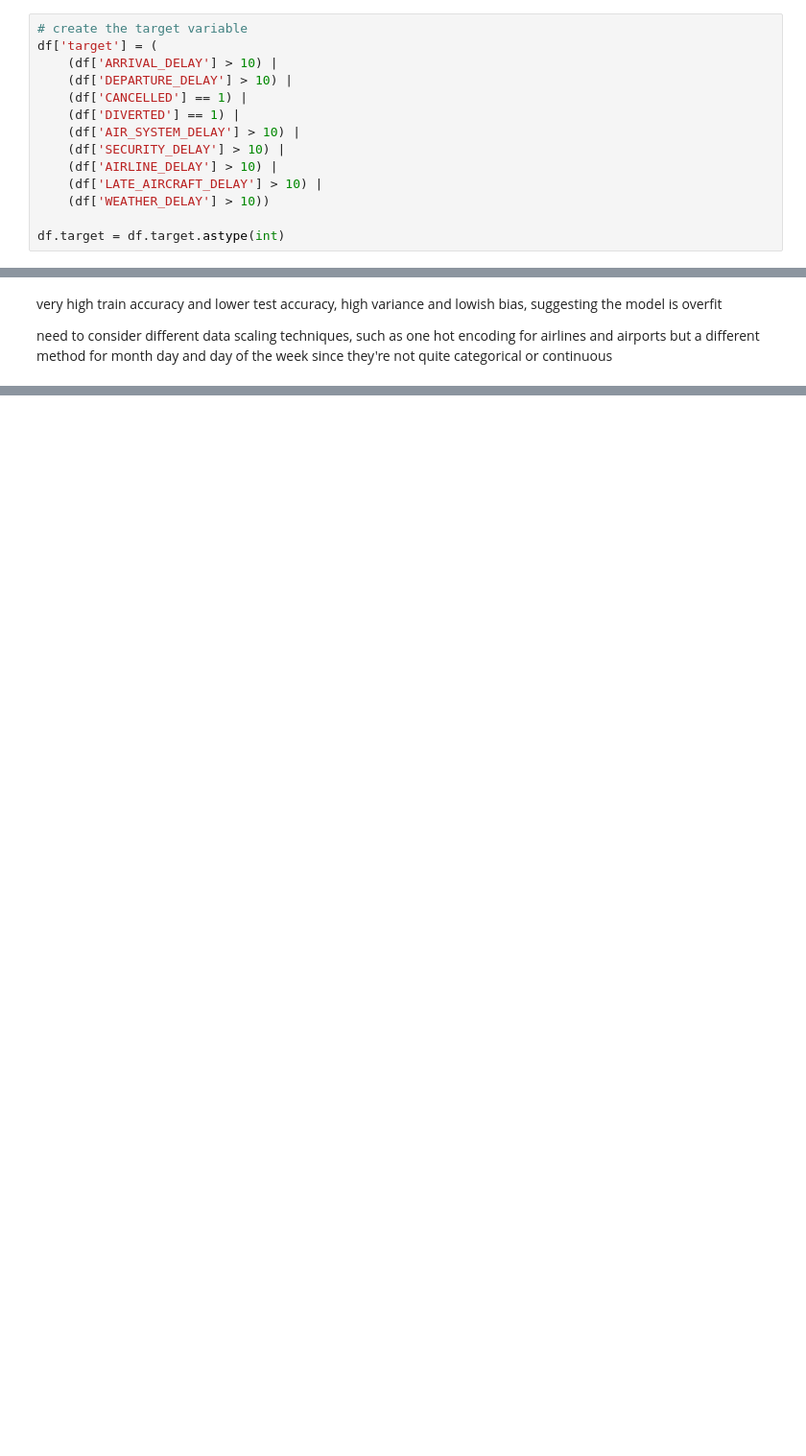
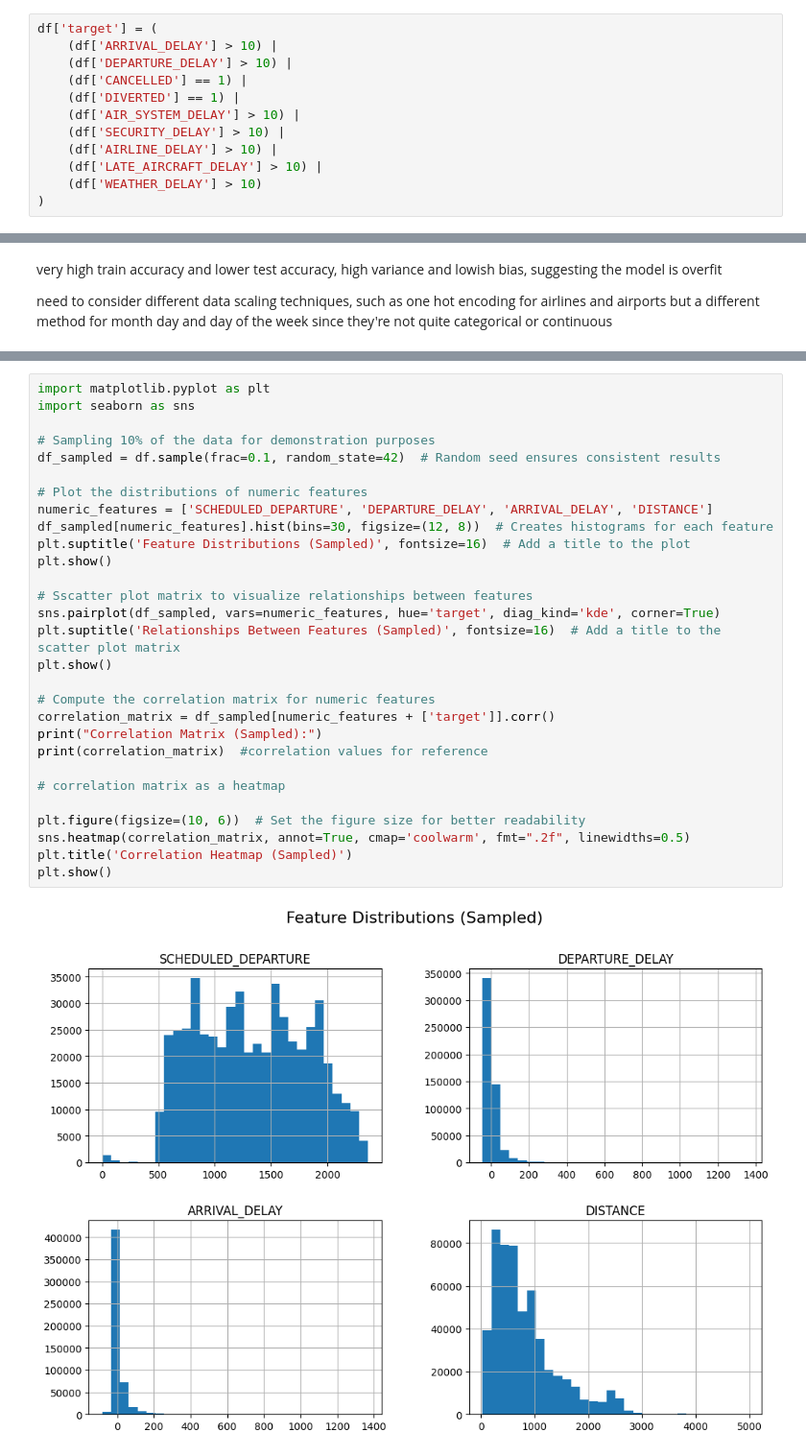
Before and after one commit to nam0mi/FlightDelayPredictor, a Jupyter notebook: FlightDelayPredictor.ipynb, the cells around one changed output, grey strips where cells are left out. Shown at 96% size. Saved outputs shown, nothing was run; the diff lists cells and outputs as text; blank space fills up the shorter version.

Commit message:
ataset Visualization and Correlation Analysis

```diff
--- a/FlightDelayPredictor.ipynb
+++ b/FlightDelayPredictor.ipynb
@@ -321,7 +345,6 @@ Name: count, Length: 4896, dtype: int64
 # %%
 features = ['MONTH', 'DAY', 'DAY_OF_WEEK', 'AIRLINE', 'OA_grouped', 'DA_grouped', 'SCHEDULED_DEPARTURE']
 # %%
-# create the target variable
 df['target'] = (
     (df['ARRIVAL_DELAY'] > 10) |
     (df['DEPARTURE_DELAY'] > 10) |
@@ -331,9 +354,8 @@ df['target'] = (
     (df['SECURITY_DELAY'] > 10) |
     (df['AIRLINE_DELAY'] > 10) |
     (df['LATE_AIRCRAFT_DELAY'] > 10) |
-    (df['WEATHER_DELAY'] > 10))
-
-df.target = df.target.astype(int)
+    (df['WEATHER_DELAY'] > 10)
+)
 # %%
 # The target variable classes are unbalanced since there are double the amount of 0s than 1s
 df.target.value_counts()
@@ -377,0 +393,31 @@ need to consider different data scaling techniques, such as one hot encoding for
+# %%
+import matplotlib.pyplot as plt
+import seaborn as sns
+
+# Sampling 10% of the data for demonstration purposes
+df_sampled = df.sample(frac=0.1, random_state=42)  # Random seed ensures consistent results
+
+# Plot the distributions of numeric features
+numeric_features = ['SCHEDULED_DEPARTURE', 'DEPARTURE_DELAY', 'ARRIVAL_DELAY', 'DISTANCE']
+df_sampled[numeric_features].hist(bins=30, figsize=(12, 8))  # Creates histograms for each feature
+plt.suptitle('Feature Distributions (Sampled)', fontsize=16)  # Add a title to the plot
+plt.show()
+
+# Sscatter plot matrix to visualize relationships between features
+sns.pairplot(df_sampled, vars=numeric_features, hue='target', diag_kind='kde', corner=True)
+plt.suptitle('Relationships Between Features (Sampled)', fontsize=16)  # Add a title to the scatter plot matrix
+plt.show()
+
+# Compute the correlation matrix for numeric features
+correlation_matrix = df_sampled[numeric_features + ['target']].corr()
+print("Correlation Matrix (Sampled):")
+print(correlation_matrix)  #correlation values for reference
+
+# correlation matrix as a heatmap
+
+plt.figure(figsize=(10, 6))  # Set the figure size for better readability
+sns.heatmap(correlation_matrix, annot=True, cmap='coolwarm', fmt=".2f", linewidths=0.5)
+plt.title('Correlation Heatmap (Sampled)')
+plt.show()
+# %% [output]
+[figure, added]
```
Also changed, not shown: parts of 13 cells of this notebook.
